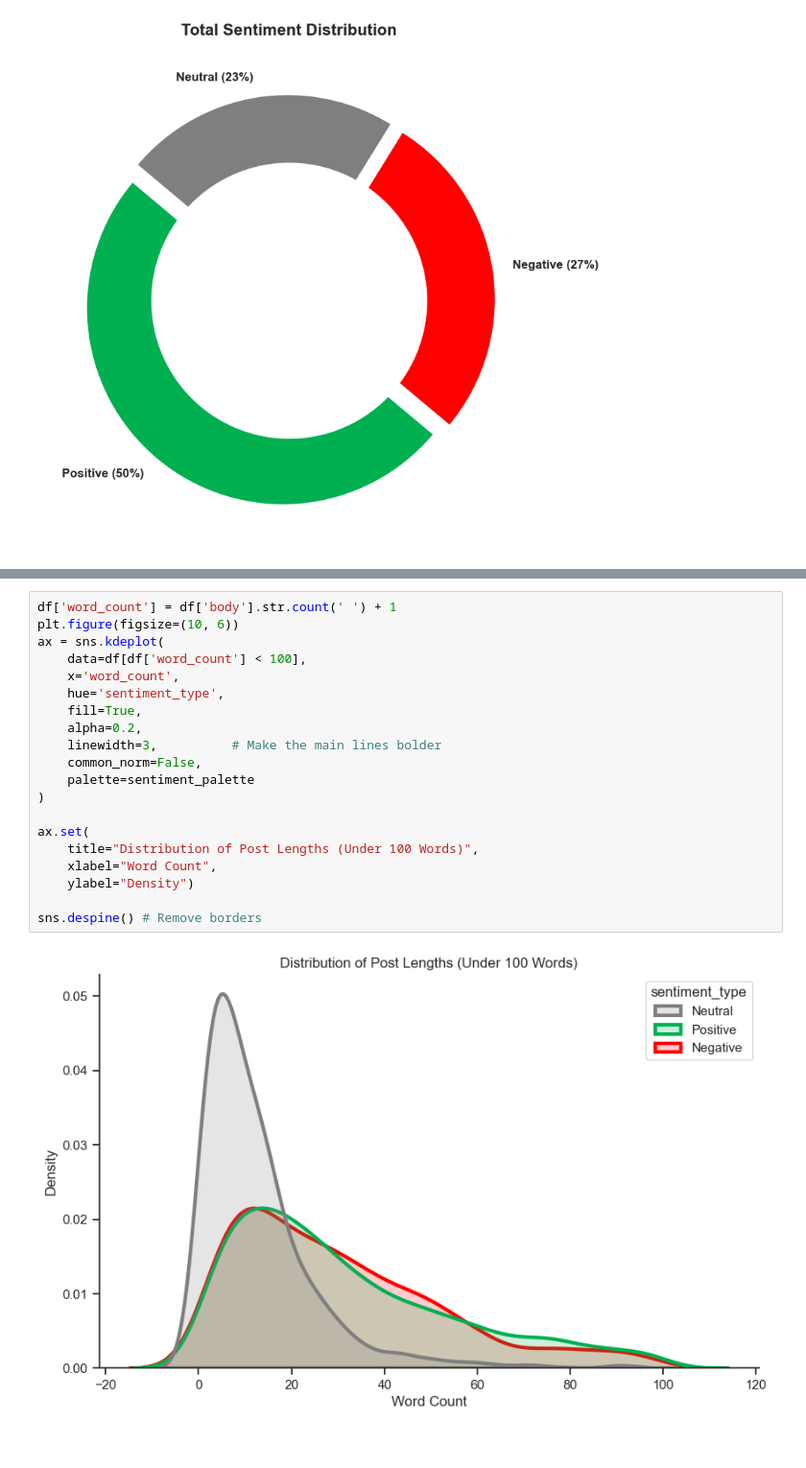
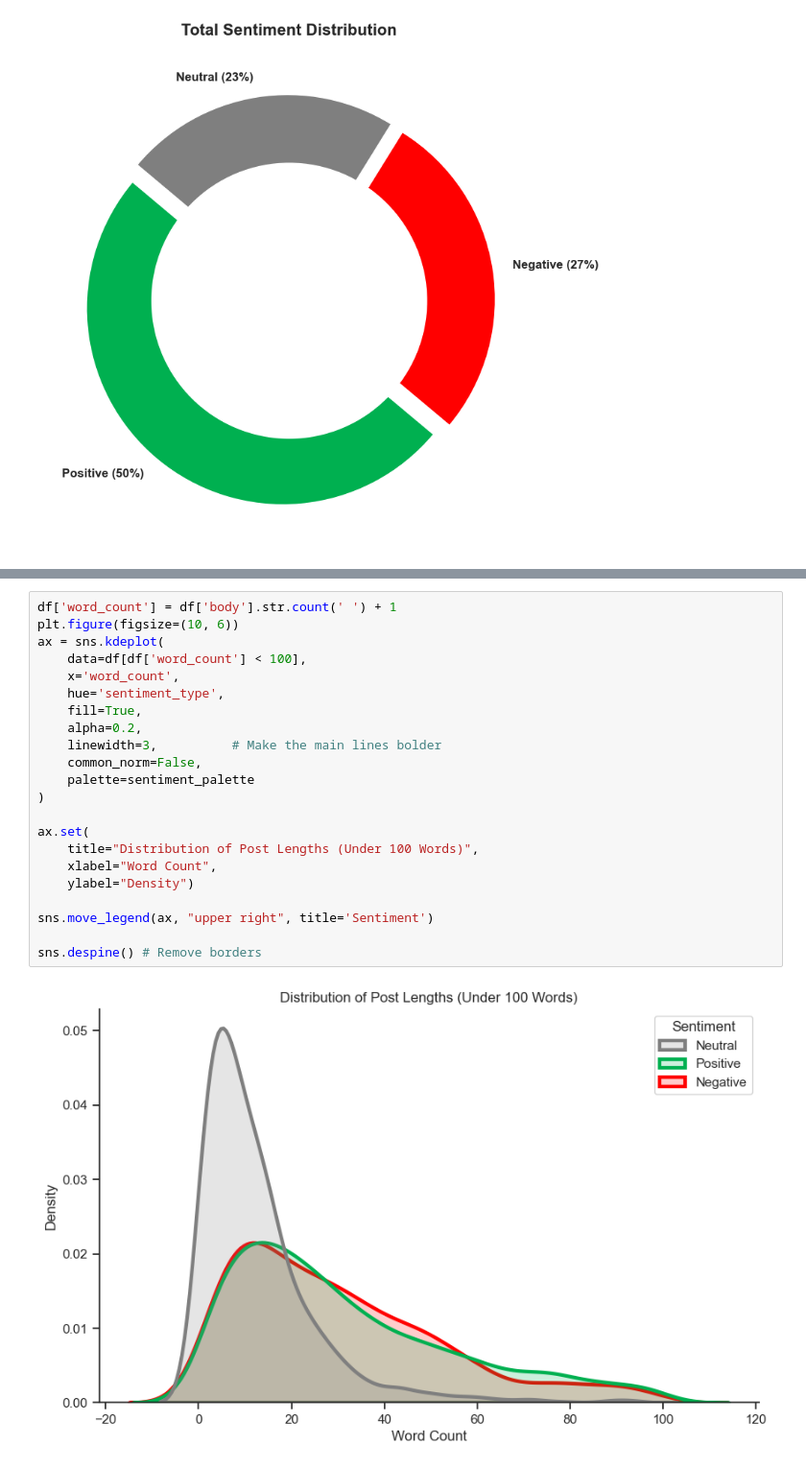
Before and after one commit to MrNobdy-T/DataEngineering_Project, a Jupyter notebook: notebooks/data_analysis.ipynb, the cells around one changed output, grey strips where cells are left out. Shown at 96% size. Drawn from its saved outputs; the diff is of its cells as text.

Commit message:
Adding Plots

```diff
--- a/notebooks/data_analysis.ipynb
+++ b/notebooks/data_analysis.ipynb
@@ -75,25 +84,27 @@ sns.despine() # Remove borders
 # %%
 df['word_count'] = df['body'].str.count(' ') + 1
 plt.figure(figsize=(10, 6))
 ax = sns.kdeplot(
     data=df[df['word_count'] < 100],
     x='word_count',
     hue='sentiment_type',
     fill=True,
     alpha=0.2,
     linewidth=3,          # Make the main lines bolder
     common_norm=False,
     palette=sentiment_palette
 )
 
 ax.set(
     title="Distribution of Post Lengths (Under 100 Words)",
     xlabel="Word Count",
     ylabel="Density")
 
+sns.move_legend(ax, "upper right", title='Sentiment')
+
 sns.despine() # Remove borders
 # %% [output]
-[figure, old version]
+[figure, new version]
 # %%
 df['word_count'] = df['body'].str.count(' ') + 1
 plt.figure(figsize=(10, 6))
```
Also changed, not shown: parts of 8 cells of this notebook.
